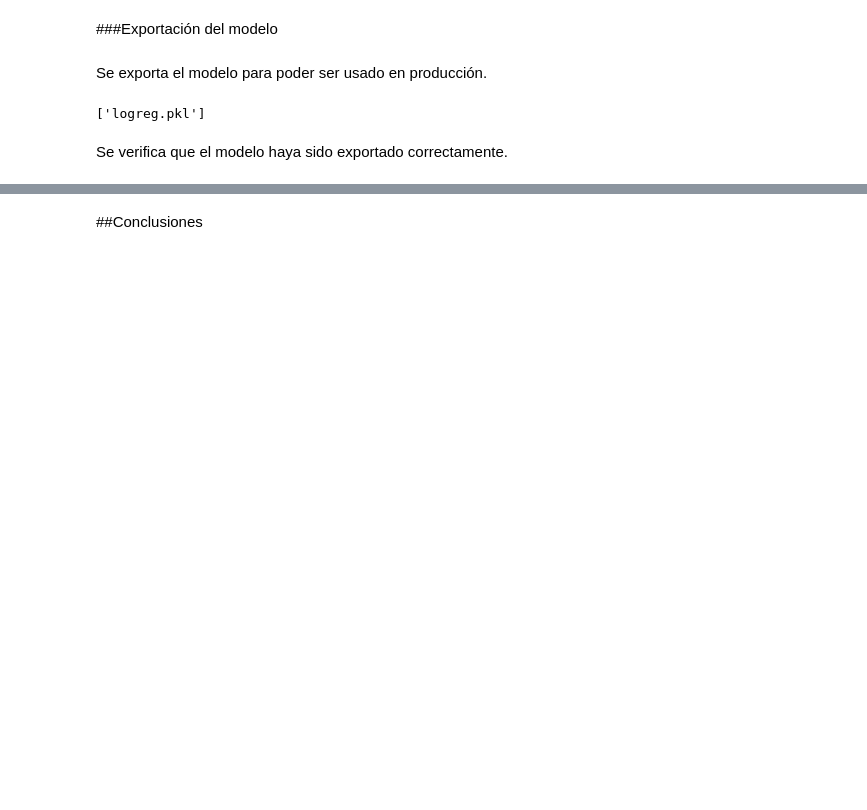
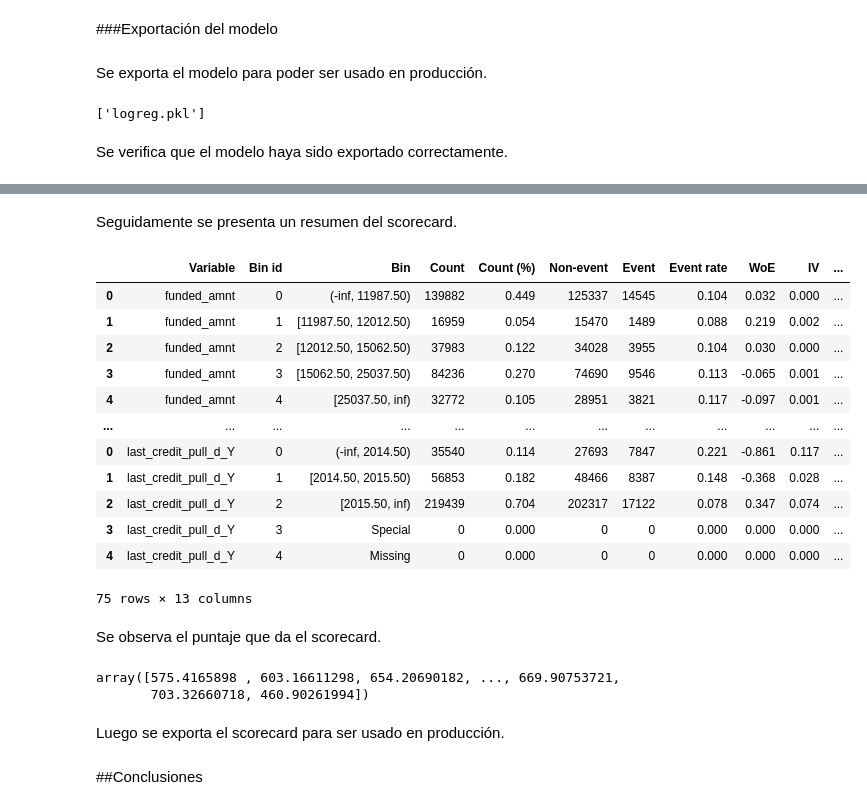
Before and after one commit to CloaizaF/Trabajo_TAE_2, a Jupyter notebook: Trabajo_TAE_2.ipynb, the cells around one changed output, grey strips where cells are left out. Cells and saved outputs as stored; diff of their text form; code cells hidden in the pictures; blank space fills up the shorter version.

```diff
--- a/Trabajo_TAE_2.ipynb
+++ b/Trabajo_TAE_2.ipynb
@@ -979,0 +978,24 @@ weighted avg       0.97      0.97      0.97    153590
+# %%
+list_features = X_trainLR.columns.values
+list_categorical = X_trainLR.select_dtypes(include=['object', 'category']).columns.values
+selection_criteria = {"iv": {"min": 0.005, 'max':0.5, "strategy": "highest"}}
+
+binning_process = BinningProcess(
+    categorical_variables=list_categorical,
+    variable_names=list_features,
+    selection_criteria=selection_criteria,
+)
+# %%
+scaling_method = "min_max"
+scaling_method_data = {"min": 300, "max": 850}
+
+scorecard = Scorecard(
+    binning_process=binning_process,
+    estimator=logreg,
+    scaling_method=scaling_method,
+    scaling_method_params=scaling_method_data,
+    intercept_based=False,
+    reverse_scorecard=True,
+)
+
+scorecard.fit(X_trainLR, y_trainLR)
@@ -979,0 +1015,30 @@ weighted avg       0.97      0.97      0.97    153590
+# %% [markdown]
+Seguidamente se presenta un resumen del scorecard.
+# %%
+scorecard_summary = scorecard.table(style="detailed").round(3)
+scorecard_summary.to_csv('scorecard_table_detailed.csv', index=False)
+# %%
+scorecard_summary
+# %% [output]
+|  | Variable | Bin id | Bin | Count | Count (%) | Non-event | Event | Event rate | WoE | IV | ... |
+| 0 | funded_amnt | 0 | (-inf, 11987.50) | 139882 | 0.449 | 125337 | 14545 | 0.104 | 0.032 | 0.000 | ... |
+| 1 | funded_amnt | 1 | [11987.50, 12012.50) | 16959 | 0.054 | 15470 | 1489 | 0.088 | 0.219 | 0.002 | ... |
+| 2 | funded_amnt | 2 | [12012.50, 15062.50) | 37983 | 0.122 | 34028 | 3955 | 0.104 | 0.030 | 0.000 | ... |
+| 3 | funded_amnt | 3 | [15062.50, 25037.50) | 84236 | 0.270 | 74690 | 9546 | 0.113 | -0.065 | 0.001 | ... |
+| 4 | funded_amnt | 4 | [25037.50, inf) | 32772 | 0.105 | 28951 | 3821 | 0.117 | -0.097 | 0.001 | ... |
+| ... | ... | ... | ... | ... | ... | ... | ... | ... | ... | ... | ... |
+| 0 | last_credit_pull_d_Y | 0 | (-inf, 2014.50) | 35540 | 0.114 | 27693 | 7847 | 0.221 | -0.861 | 0.117 | ... |
+| 1 | last_credit_pull_d_Y | 1 | [2014.50, 2015.50) | 56853 | 0.182 | 48466 | 8387 | 0.148 | -0.368 | 0.028 | ... |
+| 2 | last_credit_pull_d_Y | 2 | [2015.50, inf) | 219439 | 0.704 | 202317 | 17122 | 0.078 | 0.347 | 0.074 | ... |
+| 3 | last_credit_pull_d_Y | 3 | Special | 0 | 0.000 | 0 | 0 | 0.000 | 0.000 | 0.000 | ... |
+| 4 | last_credit_pull_d_Y | 4 | Missing | 0 | 0.000 | 0 | 0 | 0.000 | 0.000 | 0.000 | ... |
+75 rows × 13 columns
+# %% [markdown]
+Se observa el puntaje que da el scorecard.
+# %%
+scorecard.score(X_testLR)
+# %% [output]
+array([575.4165898 , 603.16611298, 654.20690182, ..., 669.90753721,
+       703.32660718, 460.90261994])
+# %% [markdown]
+Luego se exporta el scorecard para ser usado en producción.
```
Also changed, not shown: parts of 36 cells of this notebook.
